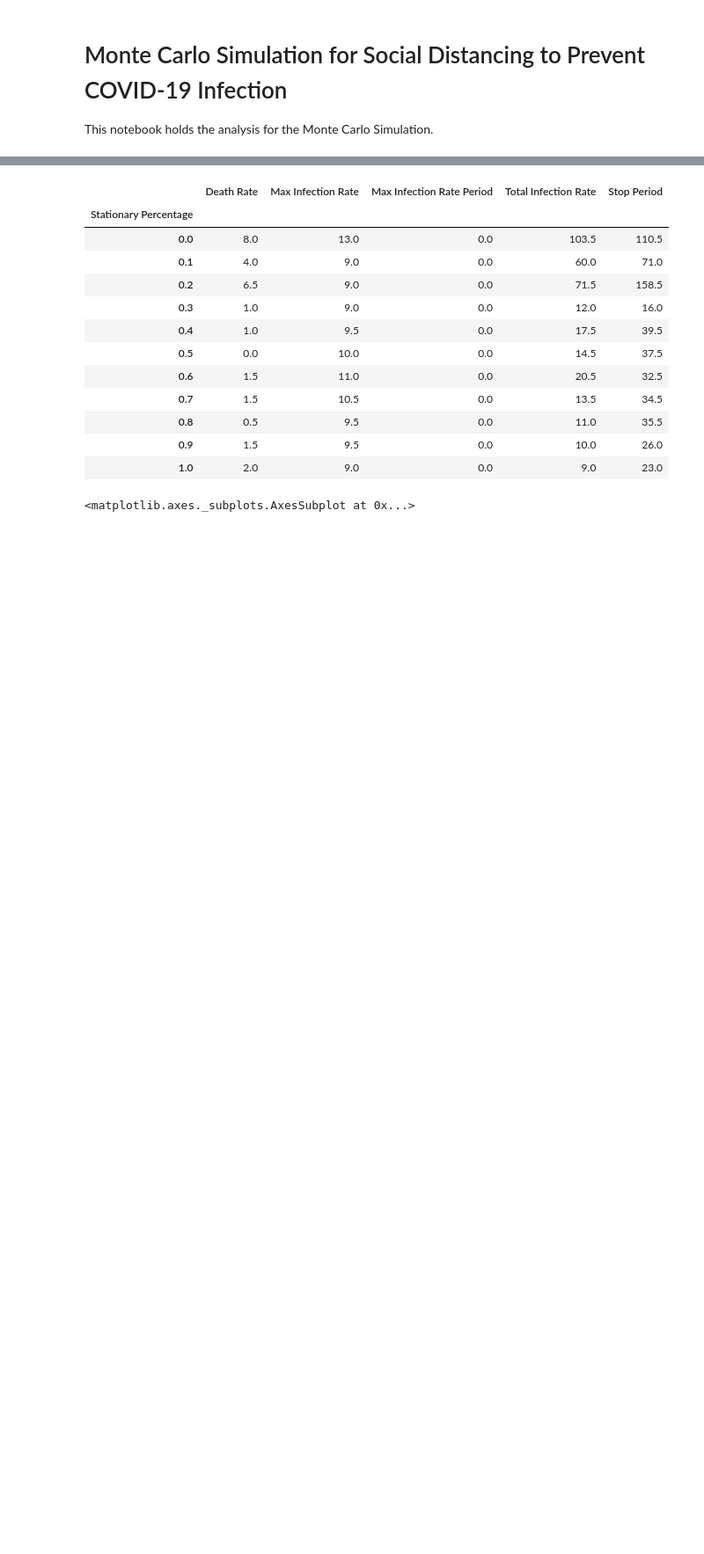
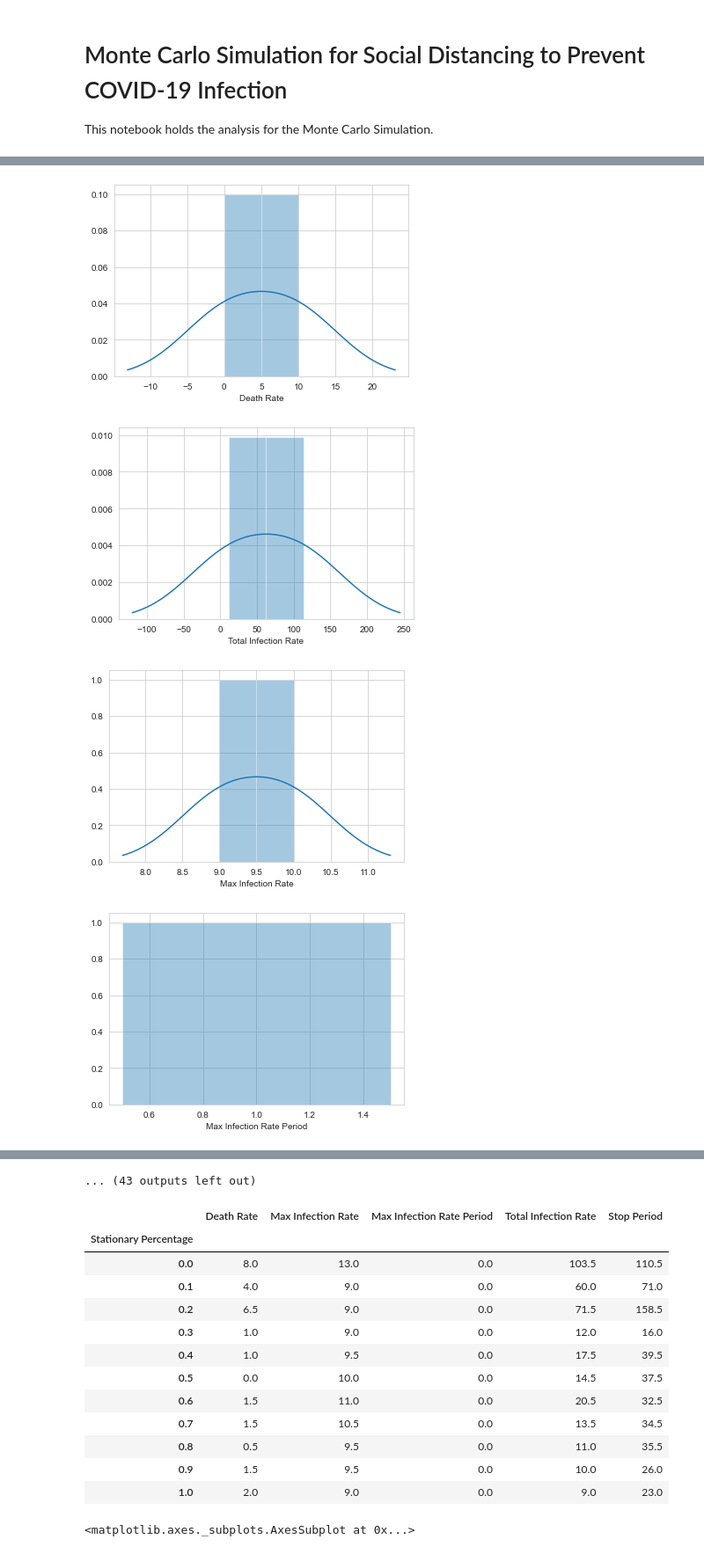
Before and after one commit to edopelawi/monte-carlo-covid19-socialdistancing, a Jupyter notebook: monte-carlo-sim.ipynb, the cells around one changed output, grey strips where cells are left out. Shown at 88% size. Saved outputs shown, nothing was run; the diff lists cells and outputs as text; code cells hidden in the pictures; blank space fills up the shorter version.

Commit message:
Add code to show histograms of category distribution for each stationery percentage

```diff
--- a/monte-carlo-sim.ipynb
+++ b/monte-carlo-sim.ipynb
@@ -148,0 +154,32 @@ display(df)
+# %%
+# Show histogram for the death rate, max infection rate, and total infection rate for each stationary percentage
+
+
+import matplotlib.pyplot as plt
+
+def show_histogram_plot(stat_percentage):
+
+    stat_df = df.loc[df["Stationary Percentage"] == stat_percentage]
+
+    show_histogram_plot(stat_percentage, stat_df, "Death Rate")
+    show_histogram_plot(stat_percentage, stat_df, "Total Infection Rate")
+    show_histogram_plot(stat_percentage, stat_df, "Max Infection Rate")
+    show_histogram_plot(stat_percentage, stat_df, "Max Infection Rate Period")
+    show_histogram_plot(stat_percentage, stat_df, "Stop Period")
+
+
+def show_histogram_plot(stat_percentage, dataframe, category):
+
+    sns.distplot(dataframe[category])
+    plt.suptitle(f"Stationery Percentage: {stat_percentage}")
+    plt.show()
+
+
+for stat_percentage in stationary_percentages:
+
+    show_histogram_plot(stat_percentage)
+# %% [output]
+[figure, added]
+[figure, added]
+[figure, added]
+[figure, added]
@@ -149,3 +194,4 @@ display(df)
+... (43 outputs left out)
 # %%
 # Show graphs for each category against each stationary percentage
 
```
Also changed, not shown: parts of 3 cells of this notebook.
